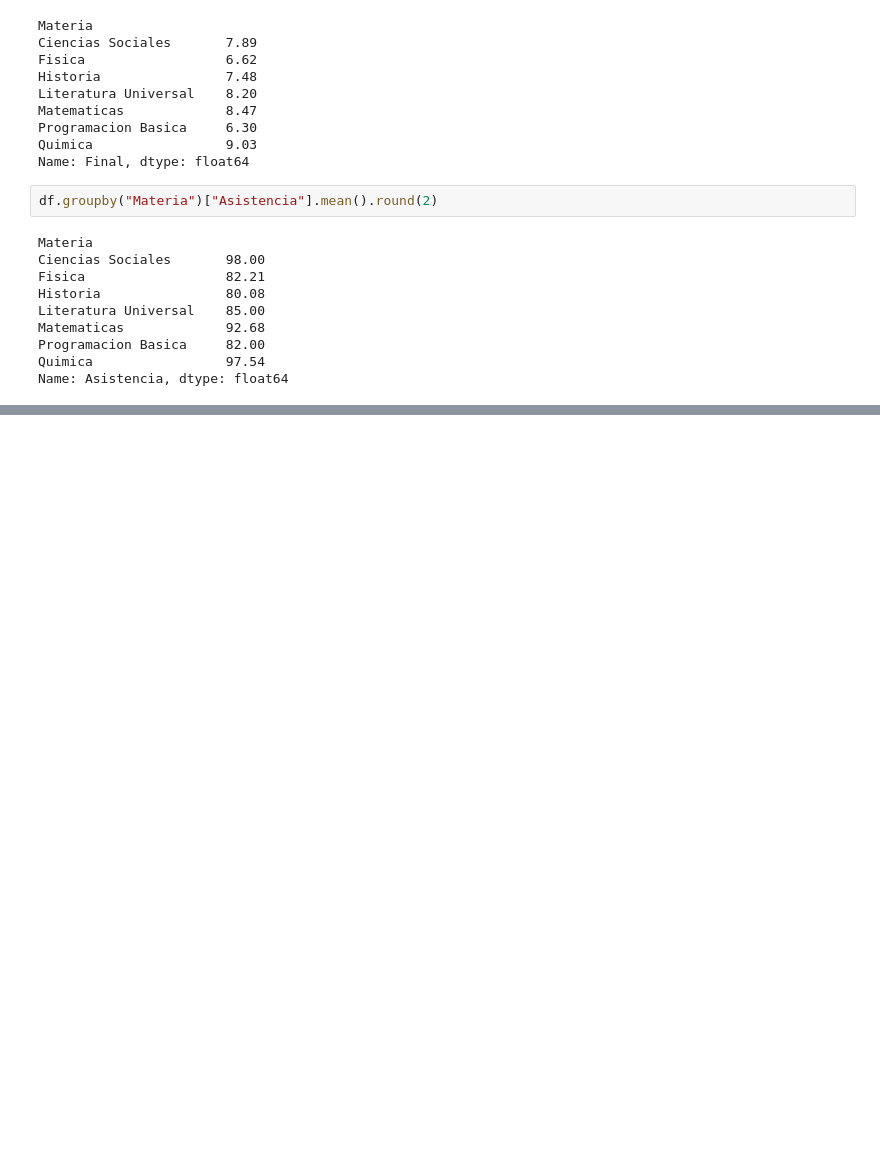
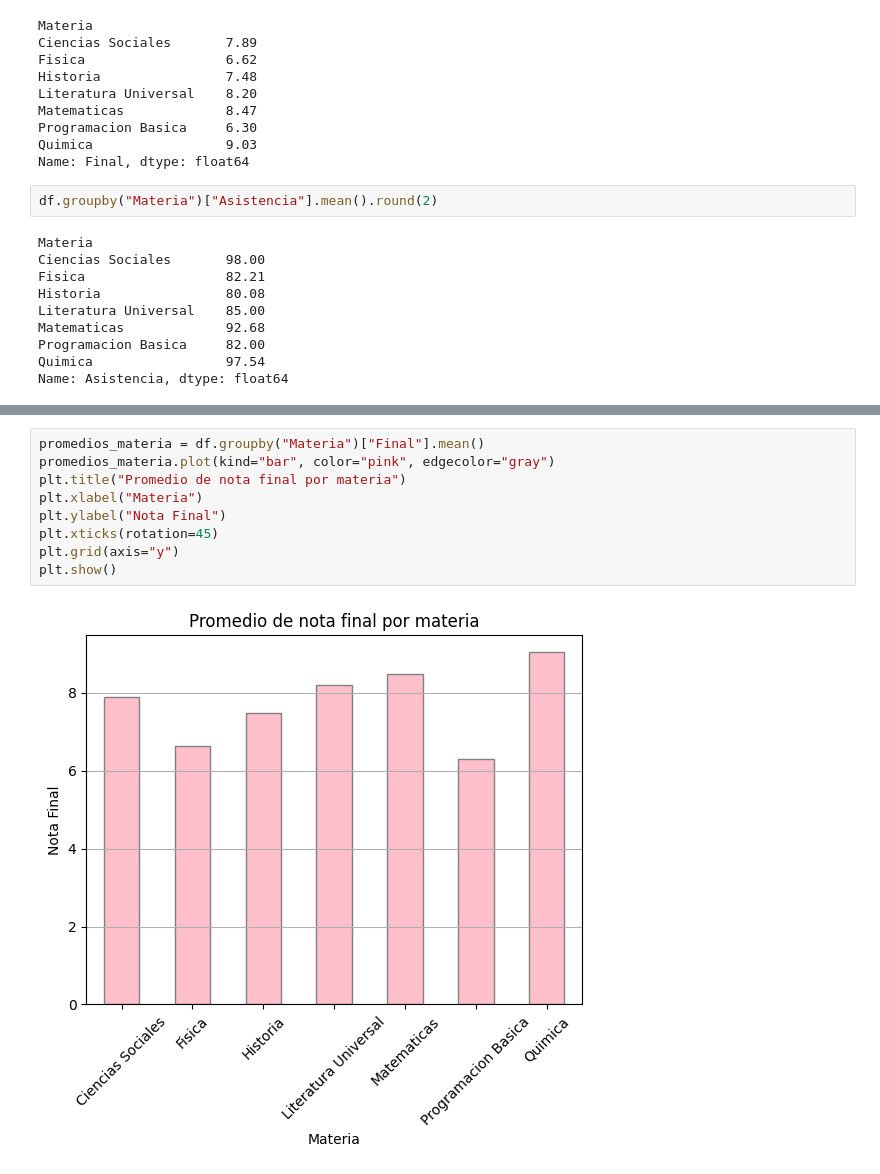
Before and after one commit to nazaquino98/modelo_examen1_tlp3, a Jupyter notebook: main (3).ipynb, the cells around one changed output, grey strips where cells are left out. Saved outputs shown, nothing was run; the diff lists cells and outputs as text; blank space fills up the shorter version.

```diff
--- a/main (3).ipynb
+++ b/main (3).ipynb
@@ -326,0 +356,11 @@ Name: Asistencia, dtype: float64
+# %%
+promedios_materia = df.groupby("Materia")["Final"].mean()
+promedios_materia.plot(kind="bar", color="pink", edgecolor="gray")
+plt.title("Promedio de nota final por materia")
+plt.xlabel("Materia")
+plt.ylabel("Nota Final")
+plt.xticks(rotation=45)
+plt.grid(axis="y")
+plt.show()
+# %% [output]
+[figure, added]
```
Also changed, not shown: parts of 4 cells of this notebook.
